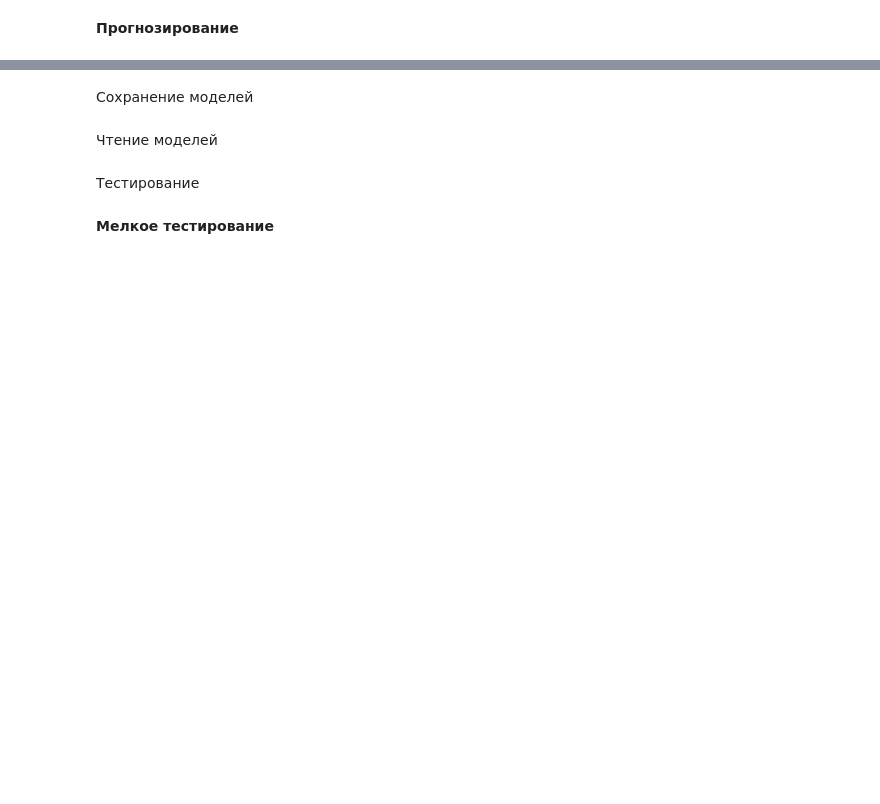
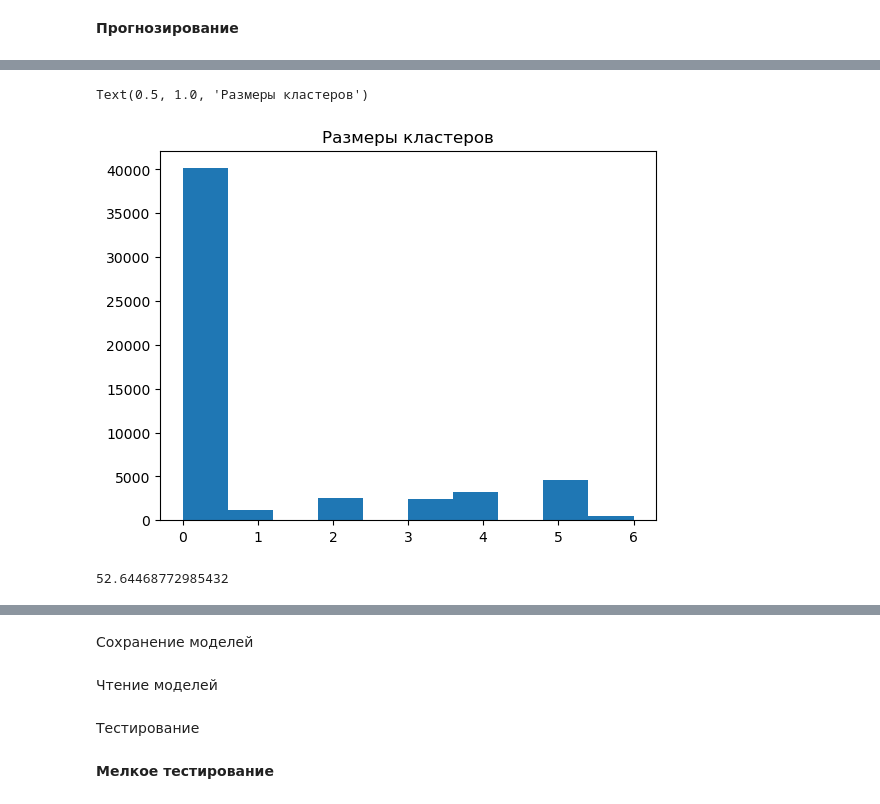
Before and after one commit to VeryLittleAnna/time_series, a Jupyter notebook: clear_notebook.ipynb, the cells around one changed output, grey strips where cells are left out. Saved outputs shown, nothing was run; the diff lists cells and outputs as text; code cells hidden in the pictures; blank space fills up the shorter version.

```diff
--- a/clear_notebook.ipynb
+++ b/clear_notebook.ipynb
@@ -178,11 +291,12 @@ plt.hist(results_training[:, 2*Q + 9])
 # %%
-import csv
-# full_results = np.concatenate((results_training, results_testing), axis=0)
-full_results = results_training
-with open("output_table_03-23-5.csv", "w") as fout:
-    writer = csv.writer(fout)
-    writer.writerow(["real "+str(i) for i in range(Q)] + ["predicted " + str(i) for i in range(Q)] + ["cluster_num", "mode"])
-    for i in range(full_results.shape[0]):
-        writer.writerow(full_results[i])
+# import csv
+# # full_results = np.concatenate((results_training, results_testing), axis=0)
+# # full_results = results_training
+# full_results = np.concatenate([results_training[:, :2*Q], results_training[:, 4*Q:]], axis=1)
+# with open("output_table_03-24.csv", "w") as fout:
+#     writer = csv.writer(fout)
+#     writer.writerow(["real "+str(i) for i in range(Q)] + ["predicted " + str(i) for i in range(Q)] + ["cluster_num", "mode"])
+#     for i in range(full_results.shape[0]):
+#         writer.writerow(full_results[i])
 # %%
 # print("weighted mae:", [x[-1] for x in forecasting_training_results])
@@ -197,0 +367,7 @@ np.mean(mae_on_max_cluster, axis=1)
+# %%
+# global_metrics
+clusters_sizes = [np.array([np.sum(x[:, -2] == i) for i in range(len(np.unique(x[:, -2])))]) for x in full_results]
+N_clusters = [len(x) for x in clusters_sizes]
+print(N_clusters)
+# mae_on_max_cluster = np.array([global_metrics[i][np.argmax(clusters_sizes[i])]['mae'] for i in range(len(full_results))])
+# mae_mean = np.array([np.mean(global_metrics[i][np.argmax(clusters_sizes[i])]['mae']) for i in range(full_results)])
@@ -197,0 +376,7 @@ np.mean(mae_on_max_cluster, axis=1)
+# %%
+maes = np.array([global_metrics[i]['mae'] for i in range(len(forecasting_training_results))])
+mae_on_max_cluster = np.array([
+        Forecasting.calc_metrics_for_full_results(
+            full_results[i][full_results[i][:, -2] == np.argmax(clusters_sizes[i])]
+        )['mae']
+    for i in range(len(full_results))])
@@ -197,0 +428,10 @@ np.mean(mae_on_max_cluster, axis=1)
+# %%
+plt.hist(clusters_labels[ind1])
+plt.title("Размеры кластеров")
+# %% [output]
+Text(0.5, 1.0, 'Размеры кластеров')
+[figure, added]
+# %%
+np.mean(global_metrics[ind1]['mase'])
+# %% [output]
+52.64468772985432
```
Also changed, not shown: parts of 62 cells of this notebook.
